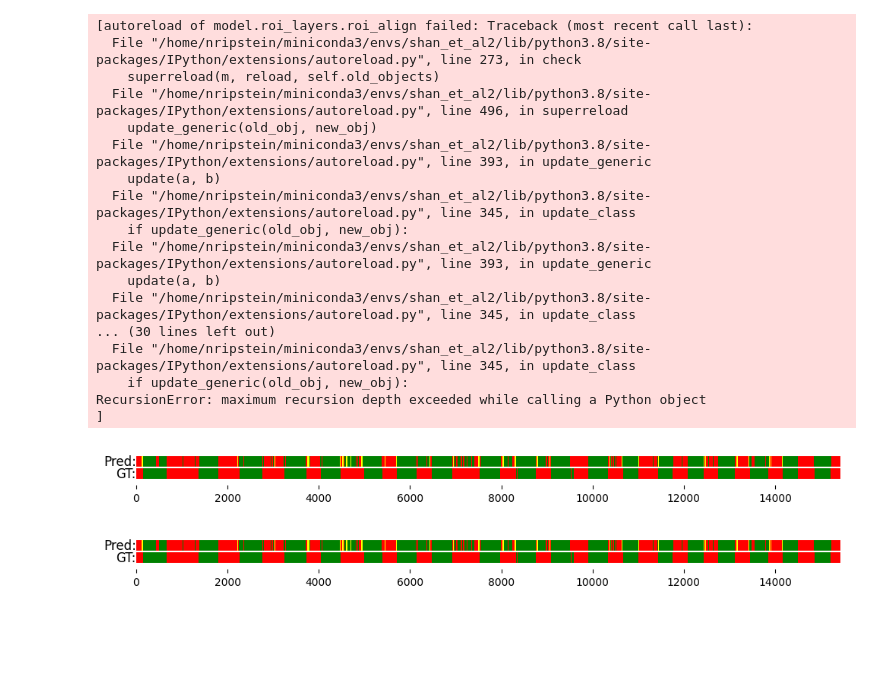
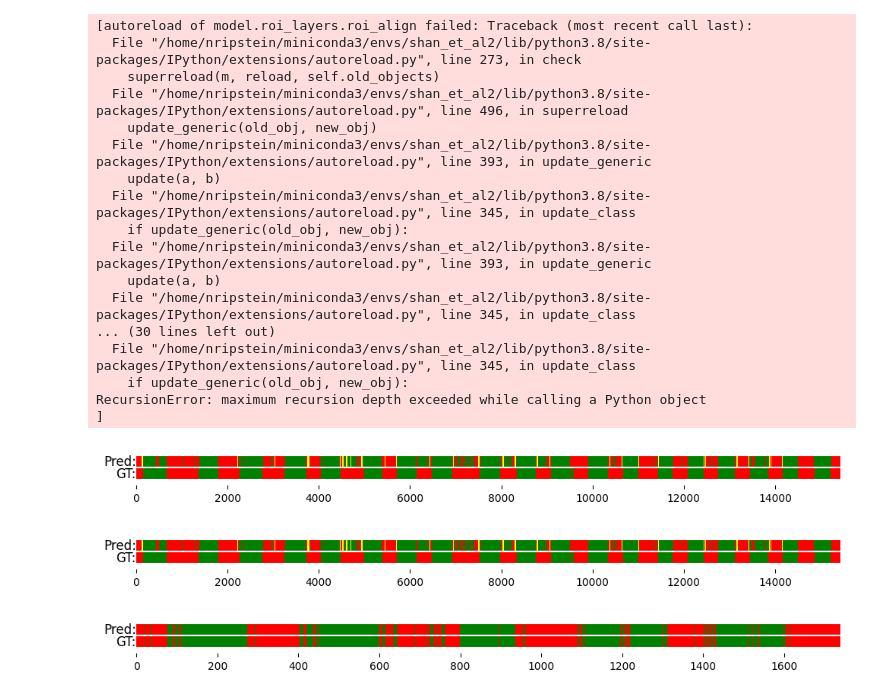
Before and after one commit to nripstein/Thesis-100-DOH, a Jupyter notebook: caller.ipynb, the cells around one changed output. Drawn from its saved outputs; the diff is of its cells as text; code cells hidden in the pictures; blank space fills up the shorter version.

```diff
--- a/caller.ipynb
+++ b/caller.ipynb
@@ -432,3 +413,14 @@ gt_dict = comparison_dicts(sv1_gt, len(sr1_results_cond))
 plot_colored_horizontal_lines(sr1_pred_dict, gt_dict)
 # %% [output]
 [figure]
+# %%
+GOPR4366_dir = '/home/nripstein/Documents/thesis data/lab participants/p6/'
+
+GOPR4366_results = main(save_imgs=False, img_dir=GOPR4366_dir + 'GOPR4366c.mp4', blue_refine=True)
+GOPR4366_results_cond = condense_dataframe(GOPR4366_results)
+GOPR4366_pred_dict = get_last_indices_of_consecutive_labels2(GOPR4366_results_cond, transformation_dict)
+
+GOPR4366_results_cond.to_csv(GOPR4366_dir + "GOPR4366_pred.csv", index=False)
+plot_colored_horizontal_lines(GOPR4366_pred_dict, GOPR4366_pred_dict)
+# %% [output]
+[figure, added]
```
Also changed, not shown: parts of 9 cells of this notebook, 2 other files.
